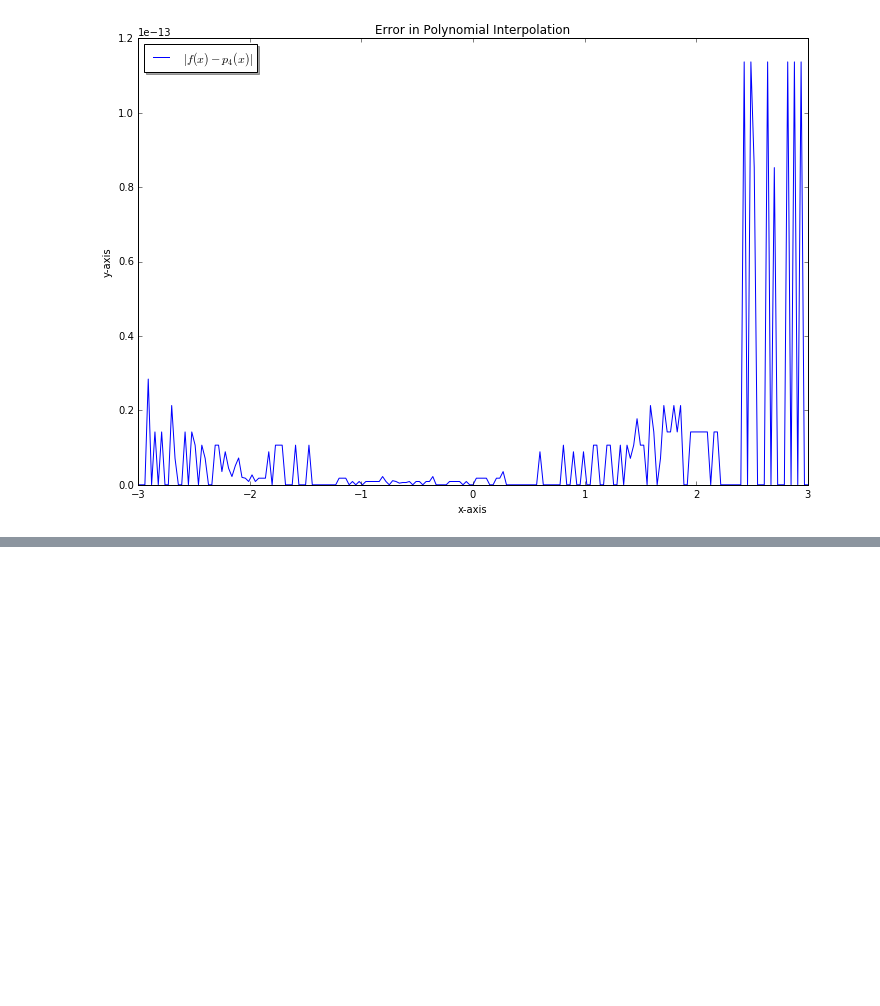
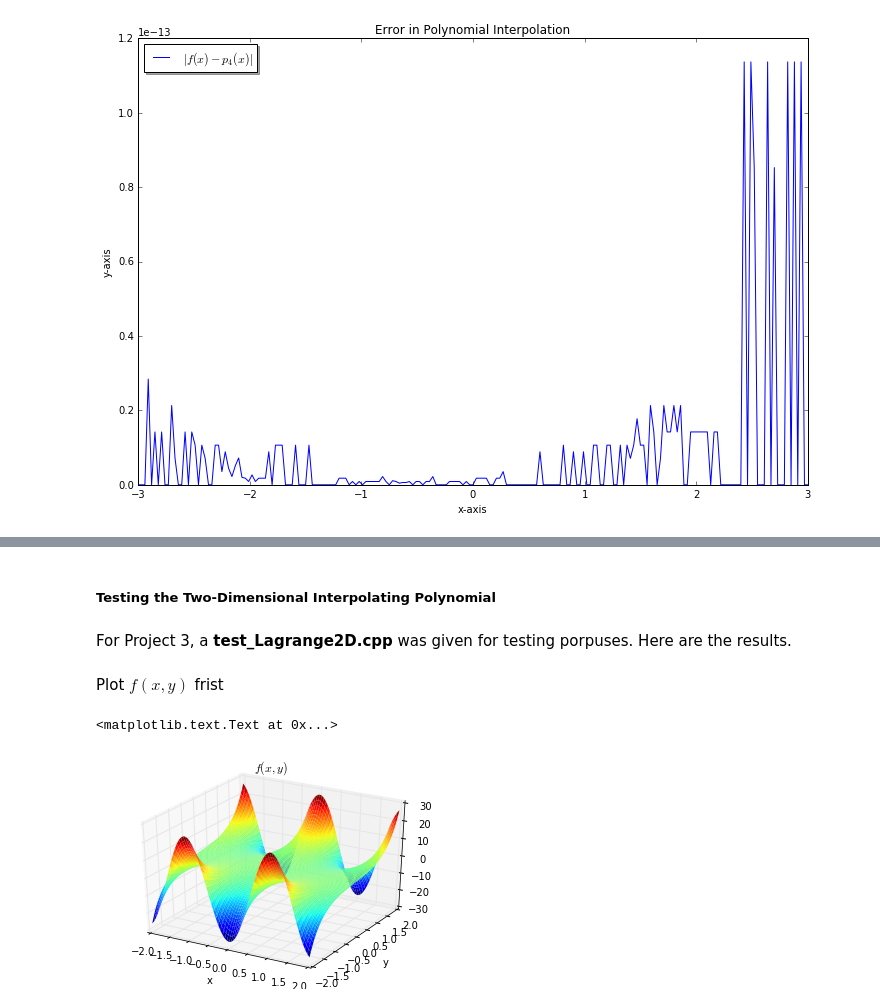
Before and after one commit to JRProd/HPC_SMU2016_F1, a Jupyter notebook: Project3/Project 3.ipynb, the cells around one changed output, grey strips where cells are left out. Saved outputs shown, nothing was run; the diff lists cells and outputs as text; code cells hidden in the pictures; blank space fills up the shorter version.

Commit message:
Final project submission commit. Will check over some tomorrow in HPC Lab but im mostly done if not already

```diff
--- a/Project3/Project 3.ipynb
+++ b/Project3/Project 3.ipynb
@@ -70,0 +80,24 @@ The graphs show very will that my assumption was correct. The interpolating poly
+# %% [markdown]
+##### Testing the Two-Dimensional Interpolating Polynomial
+# %% [markdown]
+For Project 3, a **test_Lagrange2D.cpp** was given for testing porpuses. Here are the results.
+# %%
+a = loadtxt('a.txt')
+b = loadtxt('b.txt')
+f = loadtxt('ftrue.txt')
+p10 = loadtxt('p10.txt')
+p20 = loadtxt('p20.txt')
+# %% [markdown]
+Plot $f(x,y)$ frist
+# %%
+from mpl_toolkits.mplot3d.axes3d import Axes3D
+fig = plt.figure()
+ax = fig.add_subplot(111, projection='3d')
+X, Y = meshgrid(b, a)
+surf = ax.plot_surface(X, Y, f, rstride=1, cstride=1, linewidth=0, cmap=plt.cm.jet)
+ax.set_xlabel('x')
+ax.set_ylabel('y')
+ax.set_title('$f(x,y)$')
+# %% [output]
+<matplotlib.text.Text at 0x...>
+[figure, added]
```
Also changed, not shown: parts of 46 cells of this notebook, 5 other files.
